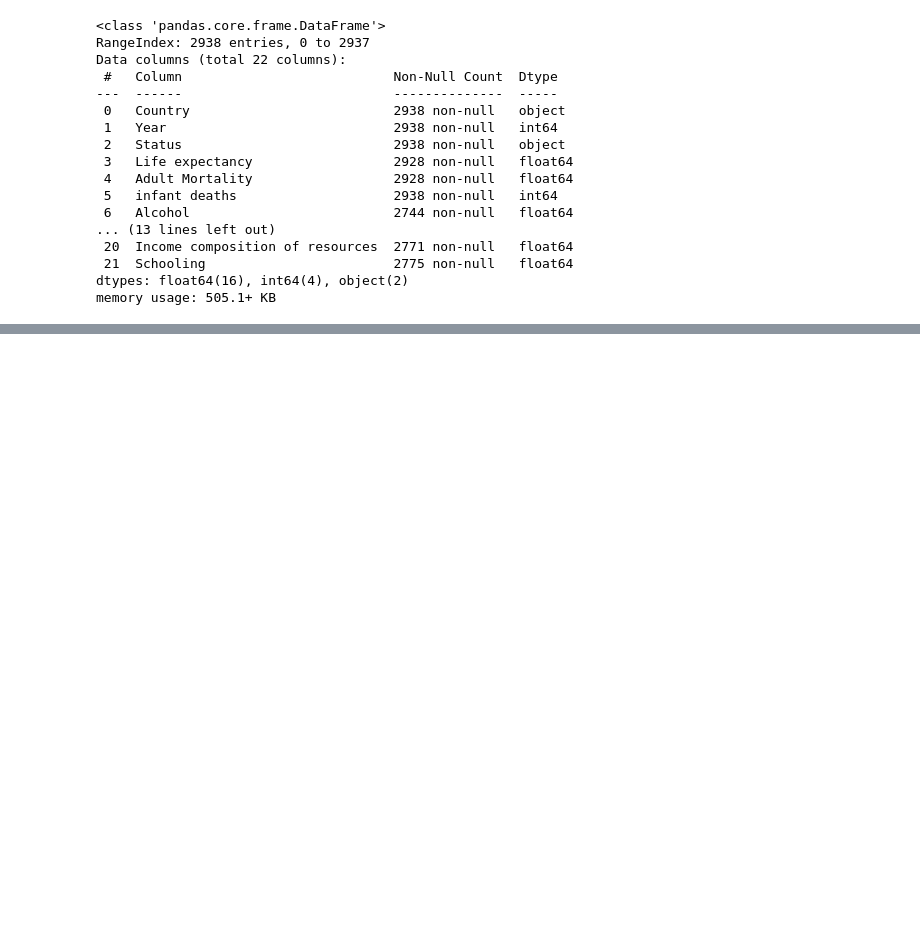
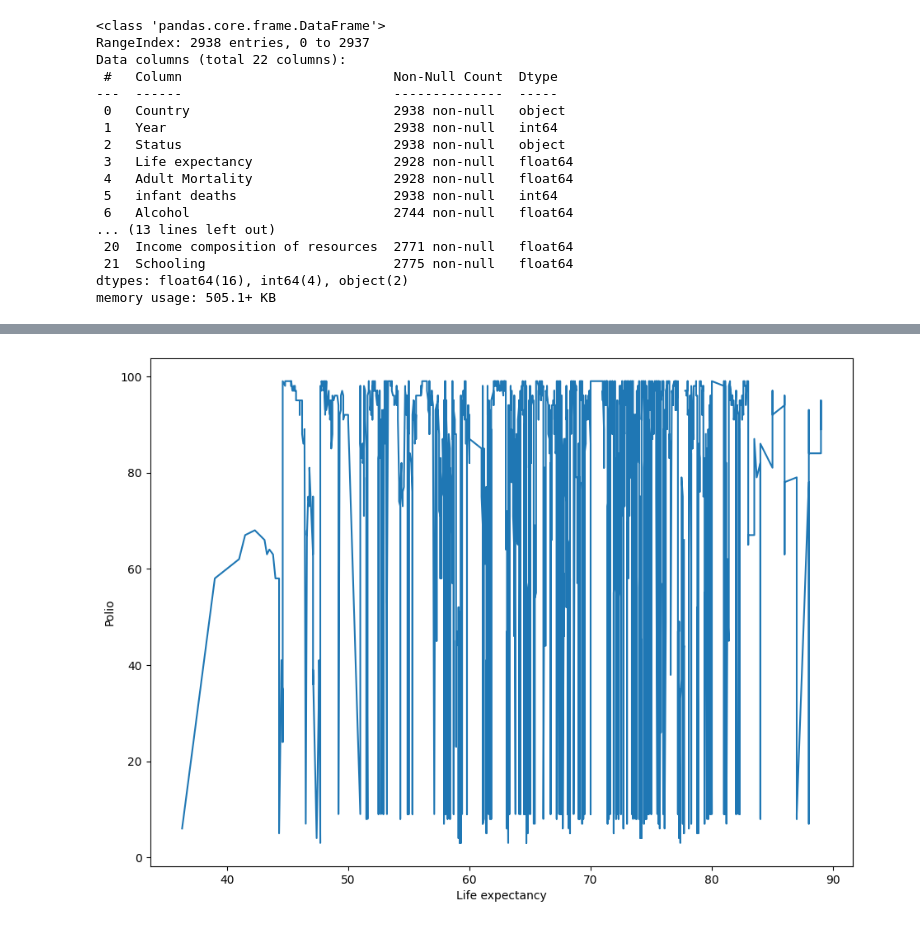
Before and after one commit to Manish-Kumar-9782/Tutorials-, a Jupyter notebook: Python DataScience/Life Expectancy Data Analysis.ipynb, the cells around one changed output, grey strips where cells are left out. Cells and saved outputs as stored; diff of their text form; code cells hidden in the pictures; blank space fills up the shorter version.

```diff
--- a/Python DataScience/Life Expectancy Data Analysis.ipynb
+++ b/Python DataScience/Life Expectancy Data Analysis.ipynb
@@ -104,0 +124,12 @@ df[df.Country == "India"]
+# %%
+fig, axes = plt.subplots(figsize = (11,8))
+
+df_short.sort_values("Life expectancy", inplace=True)
+axes.plot(df_short['Life expectancy'], df.Polio)
+
+axes.set_xlabel("Life expectancy")
+axes.set_ylabel("Polio")
+
+plt.show()
+# %% [output]
+[figure, added]
```
Also changed, not shown: parts of 15 cells of this notebook.
